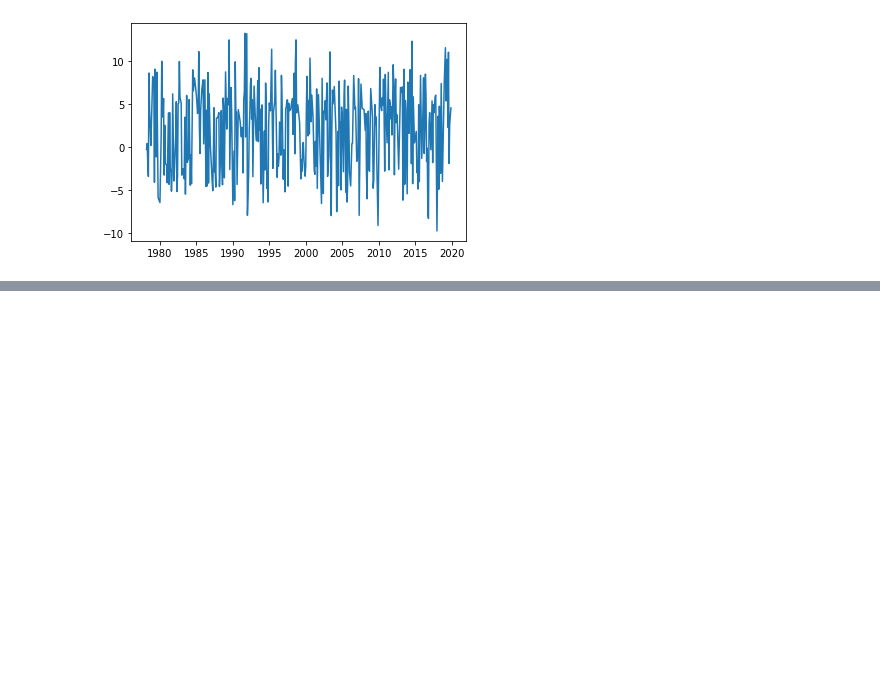
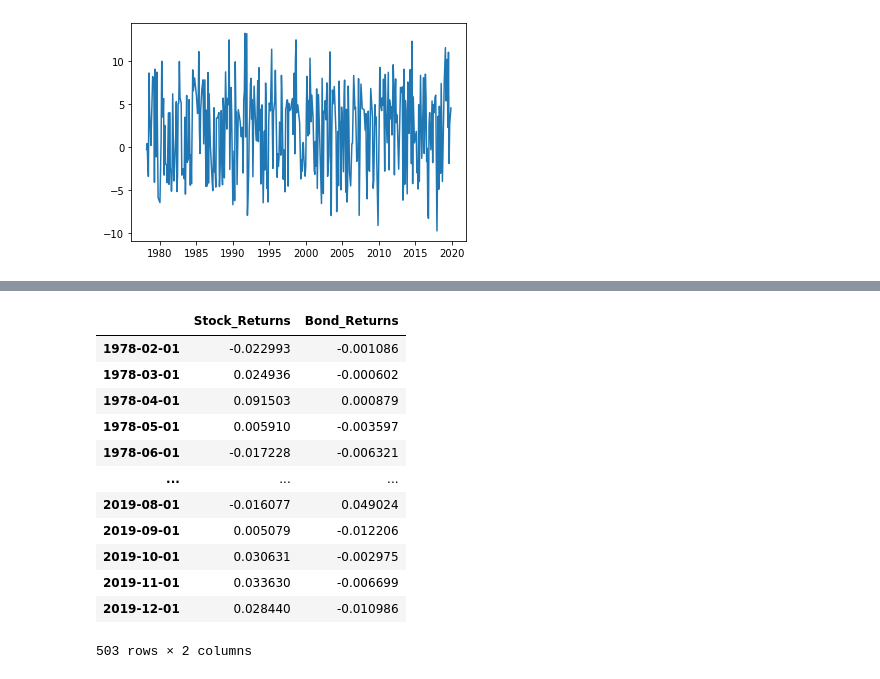
Before and after one commit to mkosik89/Springboard, a Jupyter notebook: Capstone_2/Data/EDA.ipynb, the cells around one changed output, grey strips where cells are left out. Drawn from its saved outputs; the diff is of its cells as text; code cells hidden in the pictures; blank space fills up the shorter version.

```diff
--- a/Capstone_2/Data/EDA.ipynb
+++ b/Capstone_2/Data/EDA.ipynb
@@ -272,0 +275,16 @@ Extreme Points (%): 0.44047619047619047
+# %%
+qs
+# %% [output]
+|  | Stock_Returns | Bond_Returns |
+| 1978-02-01 | -0.022993 | -0.001086 |
+| 1978-03-01 | 0.024936 | -0.000602 |
+| 1978-04-01 | 0.091503 | 0.000879 |
+| 1978-05-01 | 0.005910 | -0.003597 |
+| 1978-06-01 | -0.017228 | -0.006321 |
+| ... | ... | ... |
+| 2019-08-01 | -0.016077 | 0.049024 |
+| 2019-09-01 | 0.005079 | -0.012206 |
+| 2019-10-01 | 0.030631 | -0.002975 |
+| 2019-11-01 | 0.033630 | -0.006699 |
+| 2019-12-01 | 0.028440 | -0.010986 |
+503 rows × 2 columns
```
Also changed, not shown: parts of 5 cells of this notebook, 10 other files.
